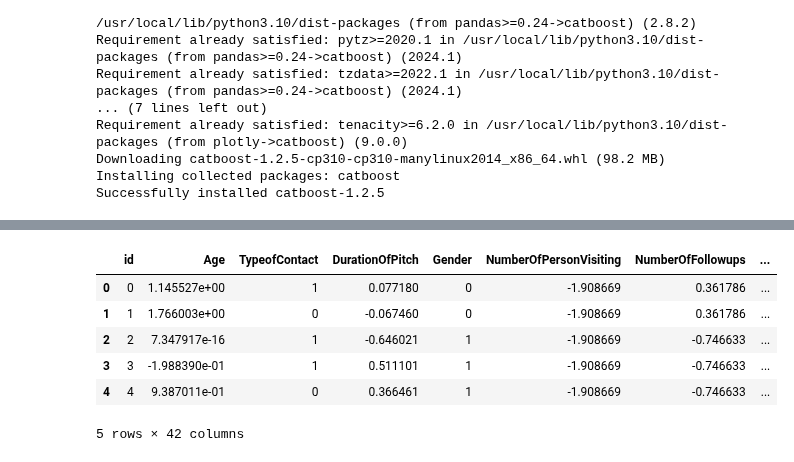
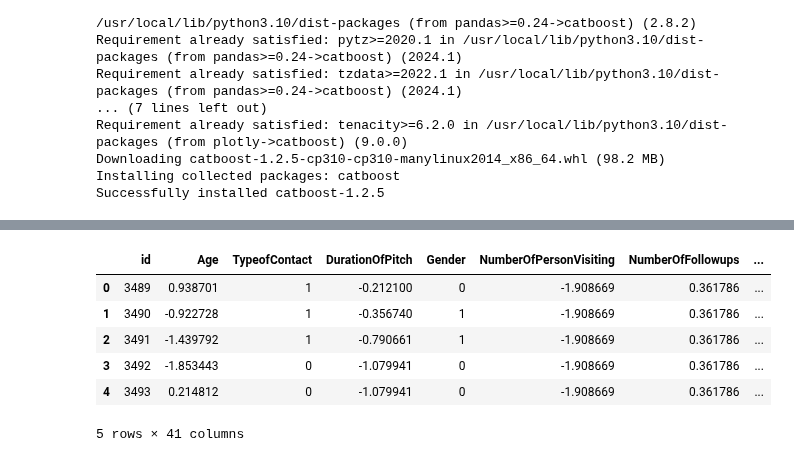
Before and after one commit to mamekin05108/signatecup2024summer, a Jupyter notebook: lightcat.ipynb, the cells around one changed output, grey strips where cells are left out. Saved outputs shown, nothing was run; the diff lists cells and outputs as text; code cells hidden in the pictures.

```diff
--- a/lightcat.ipynb
+++ b/lightcat.ipynb
@@ -61,10 +59,13 @@ ss = pd.read_csv("/content/drive/MyDrive/Signate/2024summer/data/sample_submit.c
+# %%
+test_x = df_test
+test_x = test_x.drop(target, axis=1)
 # %%
-df_train.head()
+test_x.head()
 # %% [output]
 |  | id | Age | TypeofContact | DurationOfPitch | Gender | NumberOfPersonVisiting | NumberOfFollowups | ... |
-| 0 | 0 | 1.145527e+00 | 1 | 0.077180 | 0 | -1.908669 | 0.361786 | ... |
-| 1 | 1 | 1.766003e+00 | 0 | -0.067460 | 0 | -1.908669 | 0.361786 | ... |
-| 2 | 2 | 7.347917e-16 | 1 | -0.646021 | 1 | -1.908669 | -0.746633 | ... |
-| 3 | 3 | -1.988390e-01 | 1 | 0.511101 | 1 | -1.908669 | -0.746633 | ... |
-| 4 | 4 | 9.387011e-01 | 0 | 0.366461 | 1 | -1.908669 | -0.746633 | ... |
+| 0 | 3489 | 0.938701 | 1 | -0.212100 | 0 | -1.908669 | 0.361786 | ... |
+| 1 | 3490 | -0.922728 | 1 | -0.356740 | 1 | -1.908669 | 0.361786 | ... |
+| 2 | 3491 | -1.439792 | 1 | -0.790661 | 1 | -1.908669 | 0.361786 | ... |
+| 3 | 3492 | -1.853443 | 0 | -1.079941 | 0 | -1.908669 | 0.361786 | ... |
+| 4 | 3493 | 0.214812 | 0 | -1.079941 | 0 | -1.908669 | 0.361786 | ... |
-5 rows × 42 columns
+5 rows × 41 columns
```
Also changed, not shown: parts of 43 cells of this notebook.
